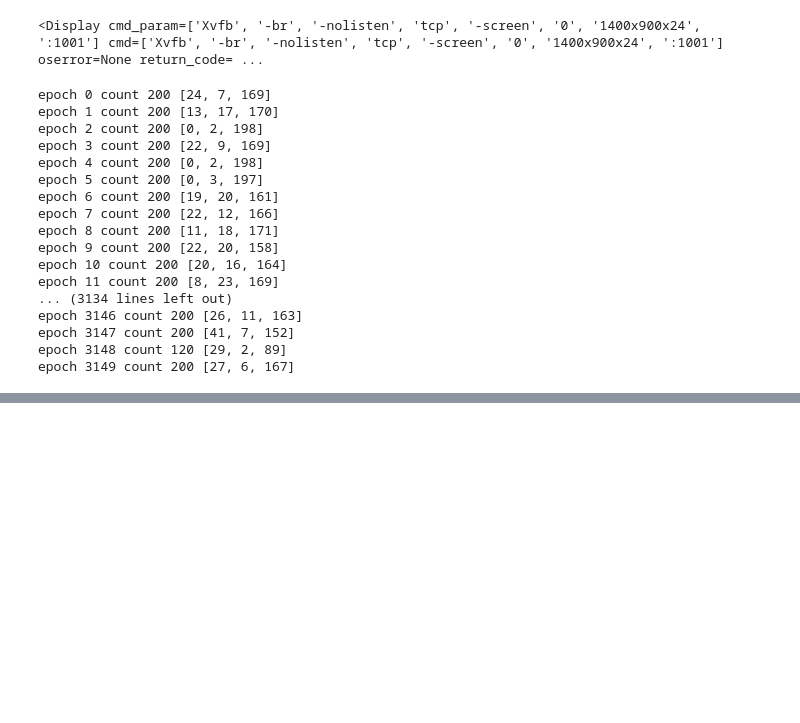
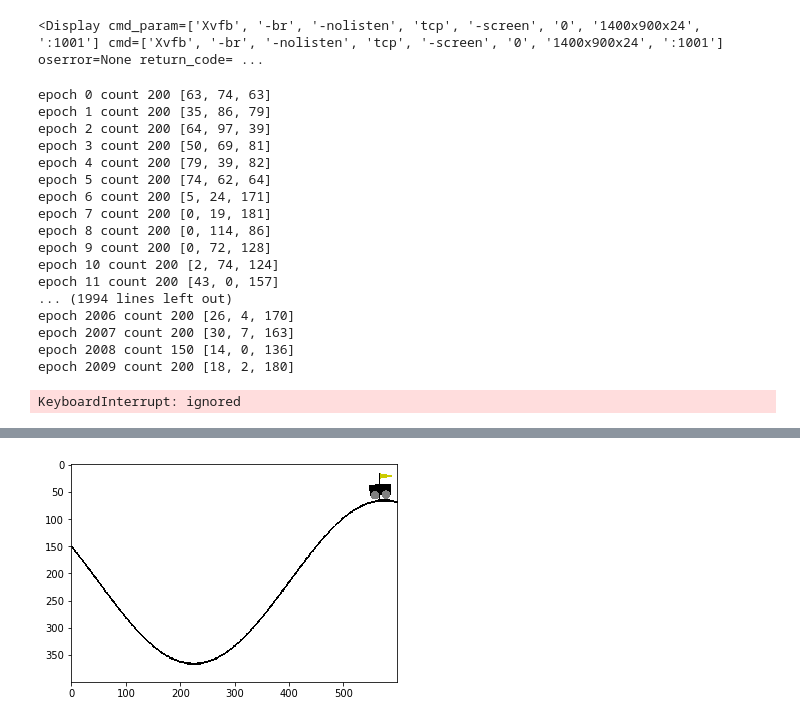
Before and after one commit to henry-bokyum-kim/NNStudy, a Jupyter notebook: [RL][PG][DDPG][BK] ddpg car.ipynb, the cells around one changed output, grey strips where cells are left out. Cells and saved outputs as stored; diff of their text form; code cells hidden in the pictures; blank space fills up the shorter version.

```diff
--- a/[RL][PG][DDPG][BK] ddpg car.ipynb
+++ b/[RL][PG][DDPG][BK] ddpg car.ipynb
@@ -140,9 +140,9 @@ env = gym.make(GAME_NAME)
 obs_n = env.observation_space.shape[0]
 act_n = env.action_space.n
 
-LR_ACT = 0.00008
-LR_CRT = 0.0004
-TAU = 0.0002
+LR_ACT = 0.0008
+LR_CRT = 0.004
+TAU = 0.0008
 GAMMA = 0.99
 
 actor = Actor(obs_n, act_n).cuda()
@@ -231,20 +231,49 @@ for epoch in range(EPOCH):
 
 env.close()
 # %% [output]
-epoch 0 count 200 [24, 7, 169]
-epoch 1 count 200 [13, 17, 170]
-epoch 2 count 200 [0, 2, 198]
-epoch 3 count 200 [22, 9, 169]
-epoch 4 count 200 [0, 2, 198]
-epoch 5 count 200 [0, 3, 197]
-epoch 6 count 200 [19, 20, 161]
-epoch 7 count 200 [22, 12, 166]
-epoch 8 count 200 [11, 18, 171]
-epoch 9 count 200 [22, 20, 158]
-epoch 10 count 200 [20, 16, 164]
-epoch 11 count 200 [8, 23, 169]
-... (3134 lines left out)
-epoch 3146 count 200 [26, 11, 163]
-epoch 3147 count 200 [41, 7, 152]
-epoch 3148 count 120 [29, 2, 89]
-epoch 3149 count 200 [27, 6, 167]
+epoch 0 count 200 [63, 74, 63]
+epoch 1 count 200 [35, 86, 79]
+epoch 2 count 200 [64, 97, 39]
+epoch 3 count 200 [50, 69, 81]
+epoch 4 count 200 [79, 39, 82]
+epoch 5 count 200 [74, 62, 64]
+epoch 6 count 200 [5, 24, 171]
+epoch 7 count 200 [0, 19, 181]
+epoch 8 count 200 [0, 114, 86]
+epoch 9 count 200 [0, 72, 128]
+epoch 10 count 200 [2, 74, 124]
+epoch 11 count 200 [43, 0, 157]
+... (1994 lines left out)
+epoch 2006 count 200 [26, 4, 170]
+epoch 2007 count 200 [30, 7, 163]
+epoch 2008 count 150 [14, 0, 136]
+epoch 2009 count 200 [18, 2, 180]
+KeyboardInterrupt: ignored
+# %%
+!pip install JSAnimation
+from matplotlib import animation
+from JSAnimation.IPython_display import display_animation
+from IPython.display import display
+from IPython.display import HTML
+import matplotlib.pyplot as plt
+
+# Imports specifically so we can render outputs in Colab.
+def display_frames_as_gif(frame, intv=30):
+    """Displays a list of frames as a gif, with controls."""
+    fig = plt.figure()
+    patch = plt.imshow(frame[0].astype(int))
+    def animate(i):
+        patch.set_data(frame[i].astype(int))
+    anim = animation.FuncAnimation(
+        fig, animate, frames=len(frame), interval=intv, blit=False
+    )
+    #display(display_animation(anim, default_mode='loop'))
+    # Set up formatting for the movie files
+    display(HTML(data=anim.to_html5_video()))
+    #FFwriter = animation.FFMpegWriter()
+    #anim.save('basic_animation.mp4', writer = FFwriter)
+    #show_video()
+# display
+
+display_frames_as_gif(frame)
+# %% [output]
@@ -250,0 +290 @@ epoch 3149 count 200 [27, 6, 167]
+[figure, added]
```
Also changed, not shown: parts of 1 cell of this notebook.
